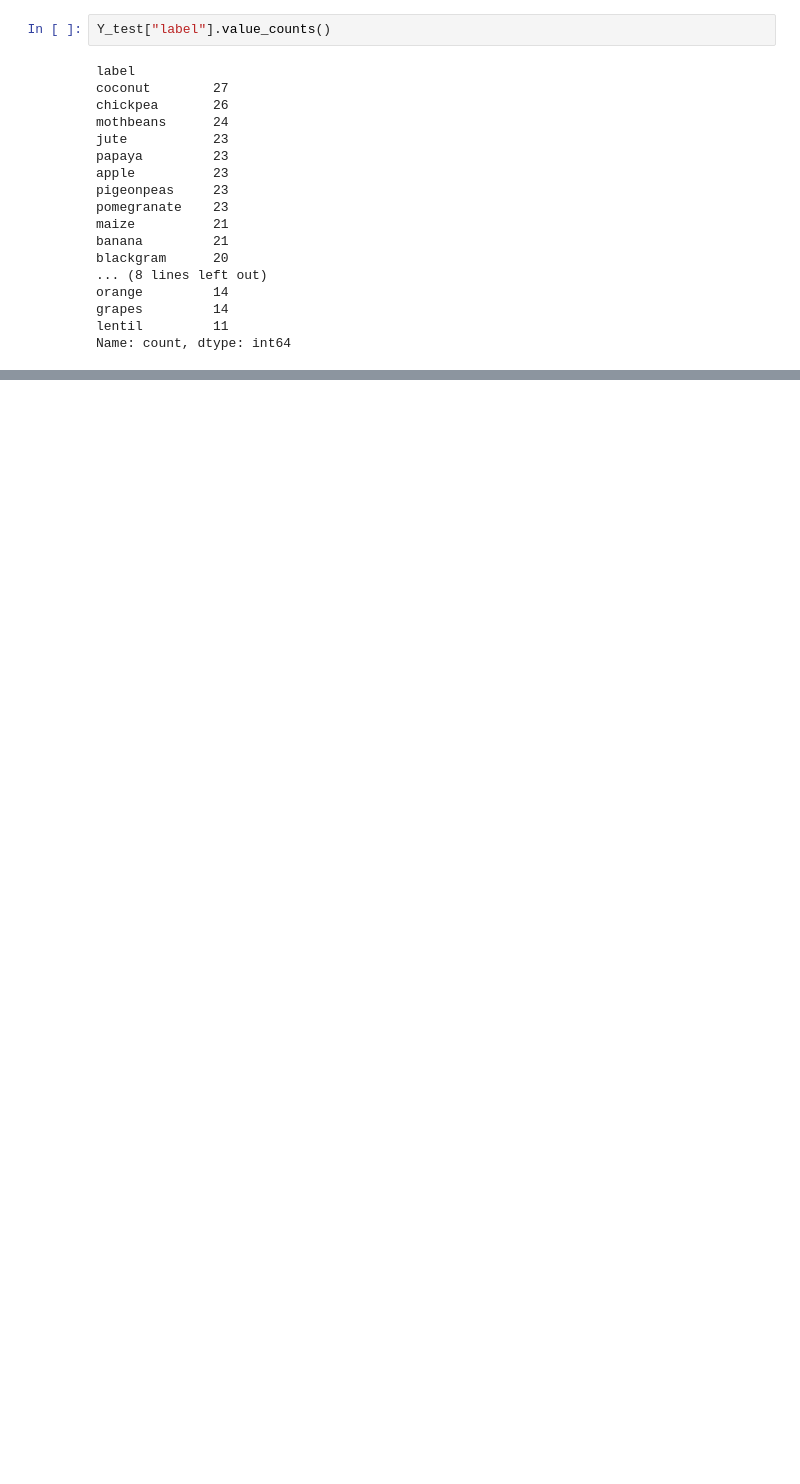
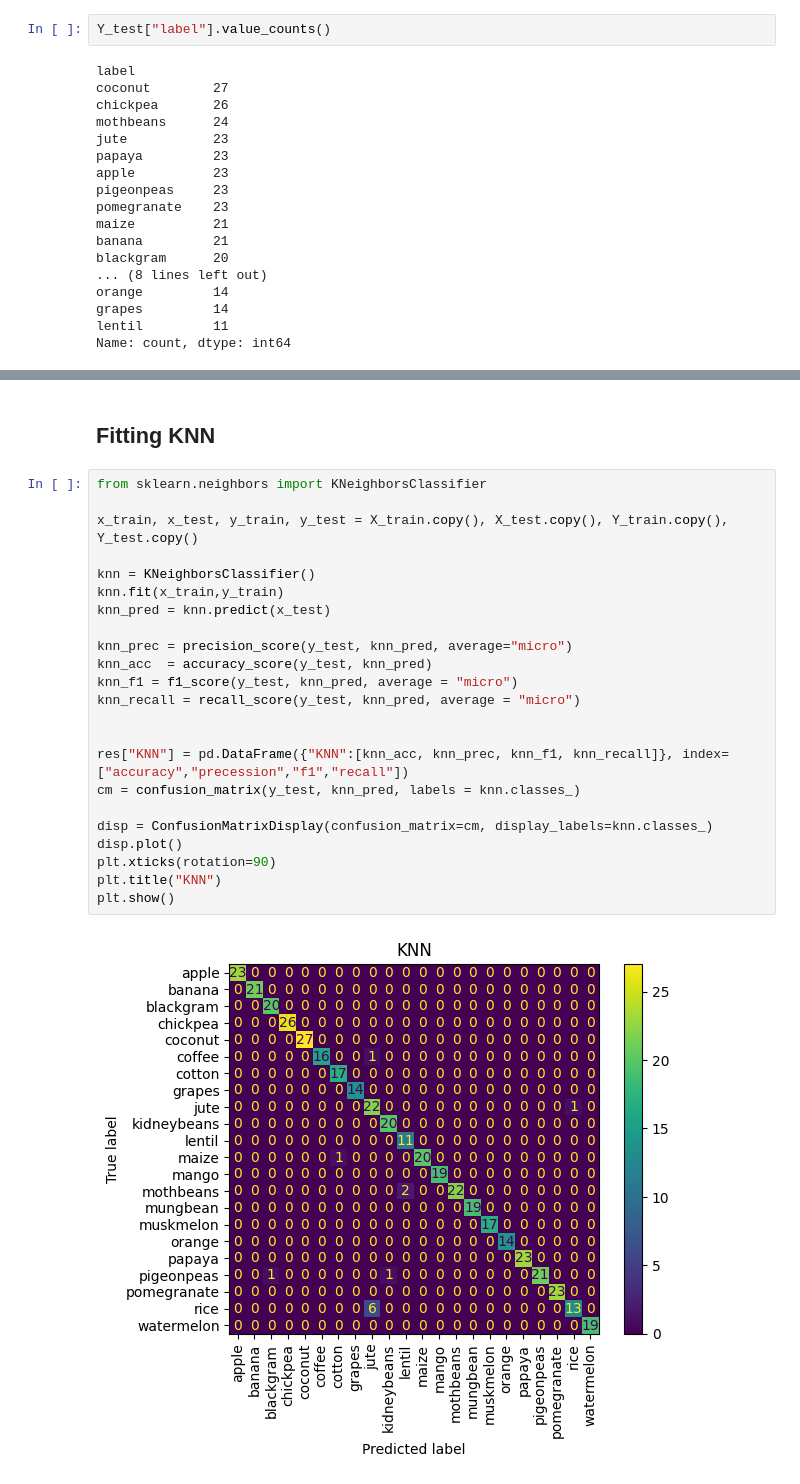
Before and after one commit to soumyasinghal2001/Crop_Recommendation, a Jupyter notebook: Crop_Recommendation.ipynb, the cells around one changed output, grey strips where cells are left out. Cells and saved outputs as stored; diff of their text form; blank space fills up the shorter version.

```diff
--- a/Crop_Recommendation.ipynb
+++ b/Crop_Recommendation.ipynb
@@ -291,0 +340,27 @@ plt.show()
+# %% [markdown]
+## Fitting KNN
+# %%
+from sklearn.neighbors import KNeighborsClassifier
+
+x_train, x_test, y_train, y_test = X_train.copy(), X_test.copy(), Y_train.copy(), Y_test.copy()
+
+knn = KNeighborsClassifier()
+knn.fit(x_train,y_train)
+knn_pred = knn.predict(x_test)
+
+knn_prec = precision_score(y_test, knn_pred, average="micro")
+knn_acc  = accuracy_score(y_test, knn_pred)
+knn_f1 = f1_score(y_test, knn_pred, average = "micro")
+knn_recall = recall_score(y_test, knn_pred, average = "micro")
+
+
+res["KNN"] = pd.DataFrame({"KNN":[knn_acc, knn_prec, knn_f1, knn_recall]}, index=["accuracy","precession","f1","recall"])
+cm = confusion_matrix(y_test, knn_pred, labels = knn.classes_)
+
+disp = ConfusionMatrixDisplay(confusion_matrix=cm, display_labels=knn.classes_)
+disp.plot()
+plt.xticks(rotation=90)
+plt.title("KNN")
+plt.show()
+# %% [output]
+[figure, added]
```
Also changed, not shown: parts of 25 cells of this notebook, 2 other files.
